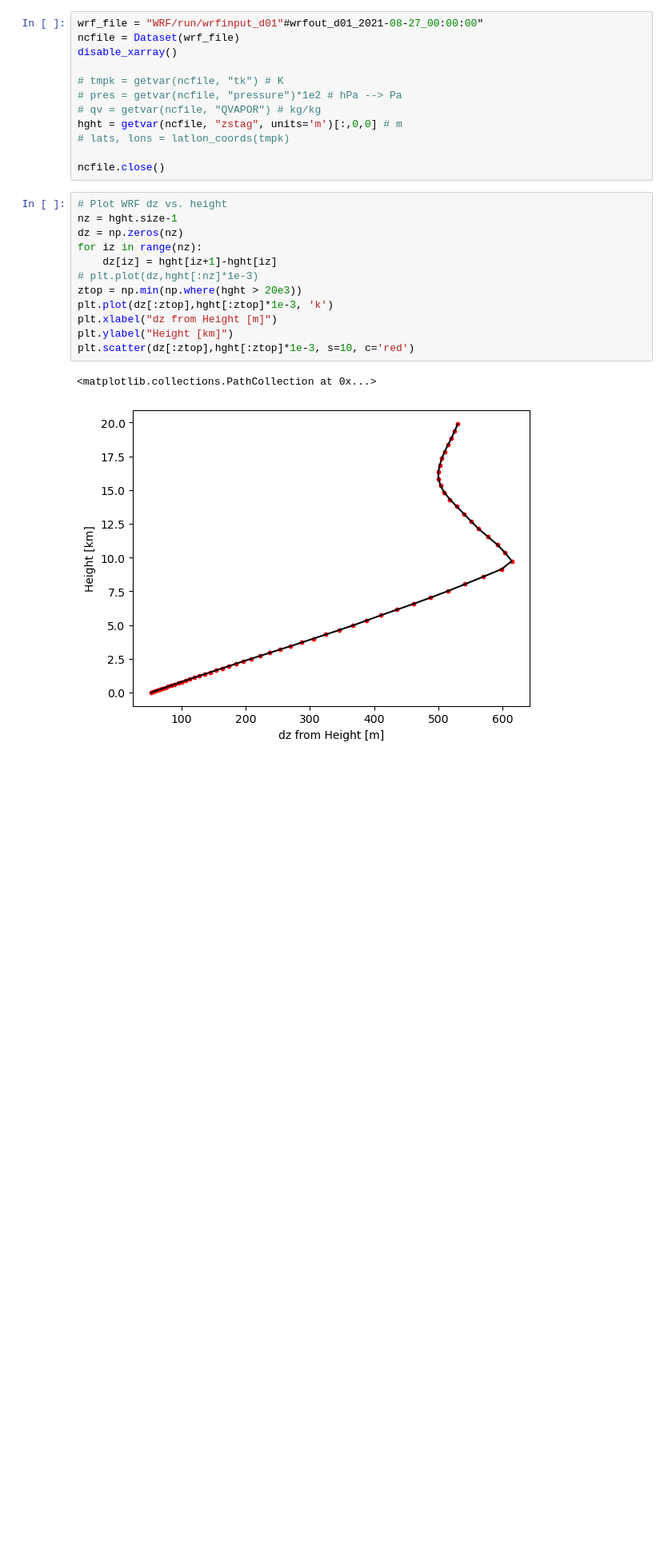
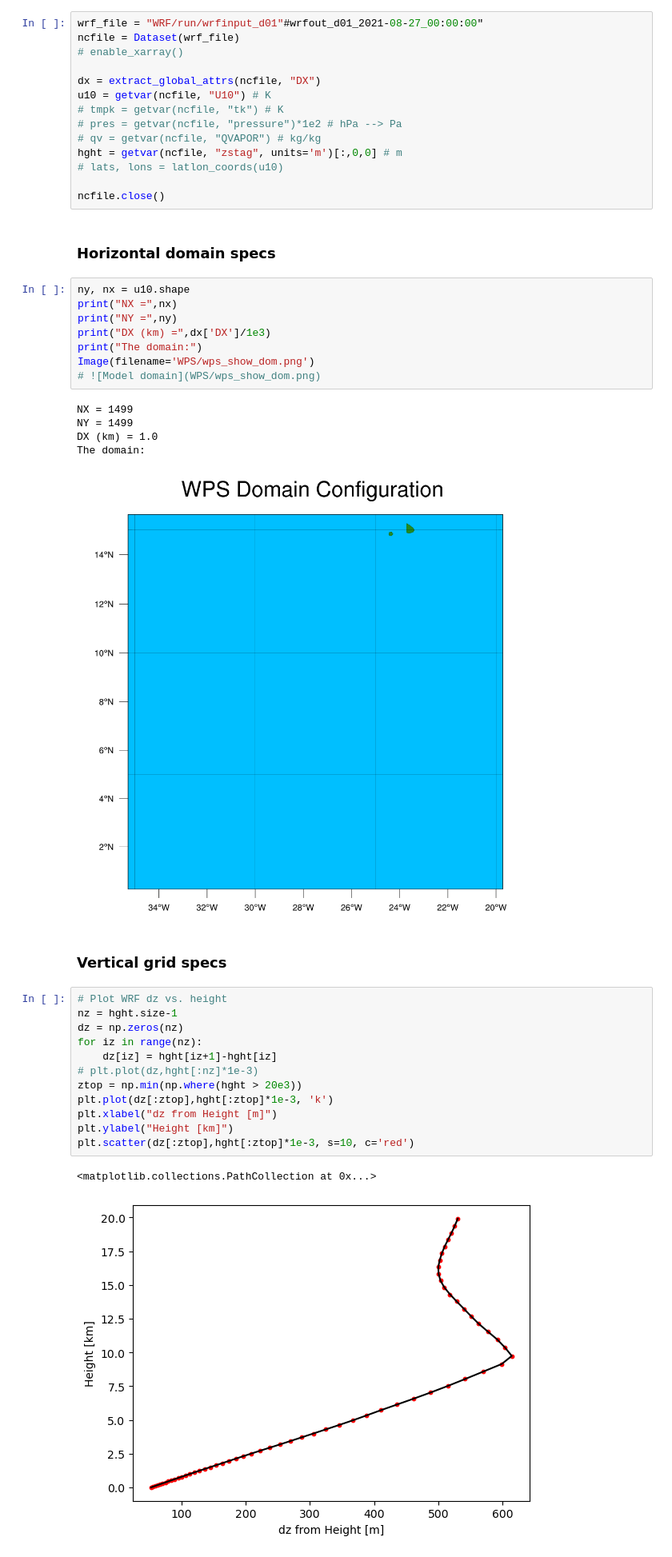
Before and after one commit to jhruppert/wrf-piccolo, a Jupyter notebook: wrf_domain_specs.ipynb, the cells around one changed output. Shown: that part at 80% size. Cells and saved outputs as stored; diff of their text form; blank space fills up the shorter version.

```diff
--- a/vertical_levels.ipynb
+++ b/wrf_domain_specs.ipynb
@@ -13,15 +14,35 @@ import sys
 # %%
 wrf_file = "WRF/run/wrfinput_d01"#wrfout_d01_2021-08-27_00:00:00"
 ncfile = Dataset(wrf_file)
-disable_xarray()
+# enable_xarray()
 
+dx = extract_global_attrs(ncfile, "DX")
+u10 = getvar(ncfile, "U10") # K
 # tmpk = getvar(ncfile, "tk") # K
 # pres = getvar(ncfile, "pressure")*1e2 # hPa --> Pa
 # qv = getvar(ncfile, "QVAPOR") # kg/kg
 hght = getvar(ncfile, "zstag", units='m')[:,0,0] # m
-# lats, lons = latlon_coords(tmpk)
+# lats, lons = latlon_coords(u10)
 
 ncfile.close()
+# %% [markdown]
+### Horizontal domain specs
+# %%
+ny, nx = u10.shape
+print("NX =",nx)
+print("NY =",ny)
+print("DX (km) =",dx['DX']/1e3)
+print("The domain:")
+Image(filename='WPS/wps_show_dom.png')
+# ![Model domain](WPS/wps_show_dom.png)
+# %% [output]
+NX = 1499
+NY = 1499
+DX (km) = 1.0
+The domain:
+[figure, added]
+# %% [markdown]
+### Vertical grid specs
 # %%
 # Plot WRF dz vs. height
 nz = hght.size-1
```
Also changed, not shown: parts of 5 cells of this notebook, 4 other files.
